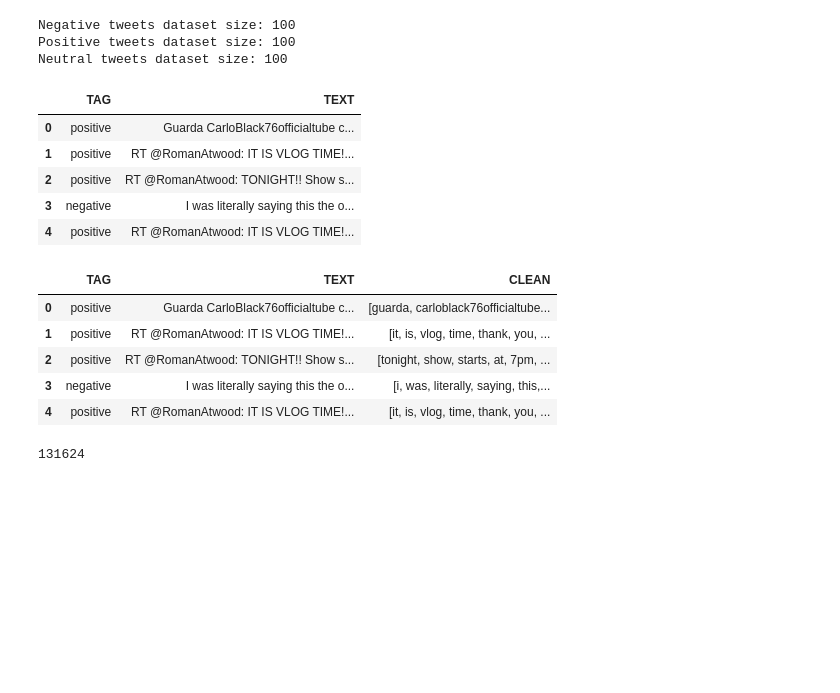
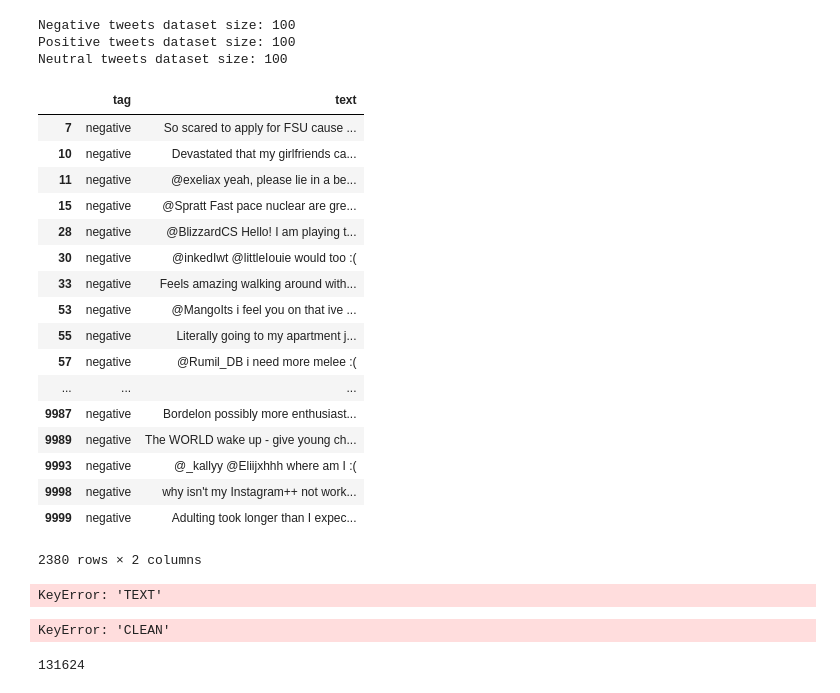
Before and after one commit to yfe404/what-people-think-of, a Jupyter notebook: classifier/notebooks/Sentiment-Analysis.ipynb, the cells around one changed output. Saved outputs shown, nothing was run; the diff lists cells and outputs as text; code cells hidden in the pictures; blank space fills up the shorter version.

Commit message:
Added data analysis on twitter data + some utilities to process tweets (this is still a draft)

```diff
--- a/classifier/notebooks/Sentiment-Analysis.ipynb
+++ b/classifier/notebooks/Sentiment-Analysis.ipynb
@@ -131,16 +145,29 @@ Neutral tweets dataset size: 100
 # %%
 import pandas as pd
 # %%
-tweets = pd.read_csv("./tweets_20160803_2207.csv", nrows=10000)
+tweets = pd.read_csv("./tweets_20160804_1816.csv", nrows=10000)
+#tweets = getTokenizedTweets(neu_tweets)
-# %%
-tweets.head()
-# %% [output]
-|  | TAG | TEXT |
-| 0 | positive | Guarda CarloBlack76officialtube c... |
-| 1 | positive | RT @RomanAtwood: IT IS VLOG TIME!... |
-| 2 | positive | RT @RomanAtwood: TONIGHT!! Show s... |
-| 3 | negative | I was literally saying this the o... |
-| 4 | positive | RT @RomanAtwood: IT IS VLOG TIME!... |
+# %%
+tweets[tweets["tag"] == "negative"]
+# %% [output]
+|  | tag | text |
+| 7 | negative | So scared to apply for FSU cause ... |
+| 10 | negative | Devastated that my girlfriends ca... |
+| 11 | negative | @exeliax yeah, please lie in a be... |
+| 15 | negative | @Spratt Fast pace nuclear are gre... |
+| 28 | negative | @BlizzardCS Hello! I am playing t... |
+| 30 | negative | @inkedIwt @littleIouie would too :( |
+| 33 | negative | Feels amazing walking around with... |
+| 53 | negative | @MangoIts i feel you on that ive ... |
+| 55 | negative | Literally going to my apartment j... |
+| 57 | negative | @Rumil_DB i need more melee :( |
+| ... | ... | ... |
+| 9987 | negative | Bordelon possibly more enthusiast... |
+| 9989 | negative | The WORLD wake up - give young ch... |
+| 9993 | negative | @_kallyy @Eliijxhhh where am I :( |
+| 9998 | negative | why isn't my Instagram++ not work... |
+| 9999 | negative | Adulting took longer than I expec... |
+2380 rows × 2 columns
 # %%
 def clean(tweet):
     processed = process(tweet.decode("utf-8"))
@@ -149,16 +176,13 @@ def clean(tweet):
 tweets["CLEAN"] = tweets["TEXT"].map(clean)
 tweets.head()
 # %% [output]
-|  | TAG | TEXT | CLEAN |
-| 0 | positive | Guarda CarloBlack76officialtube c... | [guarda, carloblack76officialtube... |
-| 1 | positive | RT @RomanAtwood: IT IS VLOG TIME!... | [it, is, vlog, time, thank, you, ... |
-| 2 | positive | RT @RomanAtwood: TONIGHT!! Show s... | [tonight, show, starts, at, 7pm, ... |
-| 3 | negative | I was literally saying this the o... | [i, was, literally, saying, this,... |
-| 4 | positive | RT @RomanAtwood: IT IS VLOG TIME!... | [it, is, vlog, time, thank, you, ... |
+KeyError: 'TEXT'
 # %%
 all_words = []
 for index, tweet in tweets.iterrows():
     all_words.extend(tweet["CLEAN"])
+# %% [output]
+KeyError: 'CLEAN'
 # %%
 len(all_words)
 # %% [output]
```
Also changed, not shown: parts of 2 cells of this notebook.
